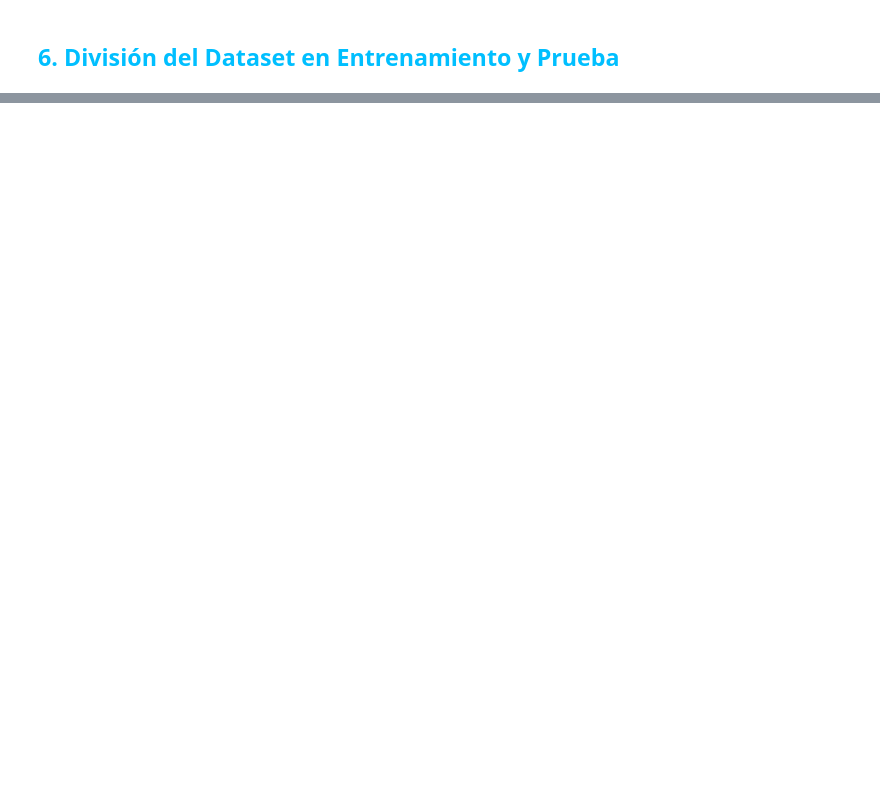
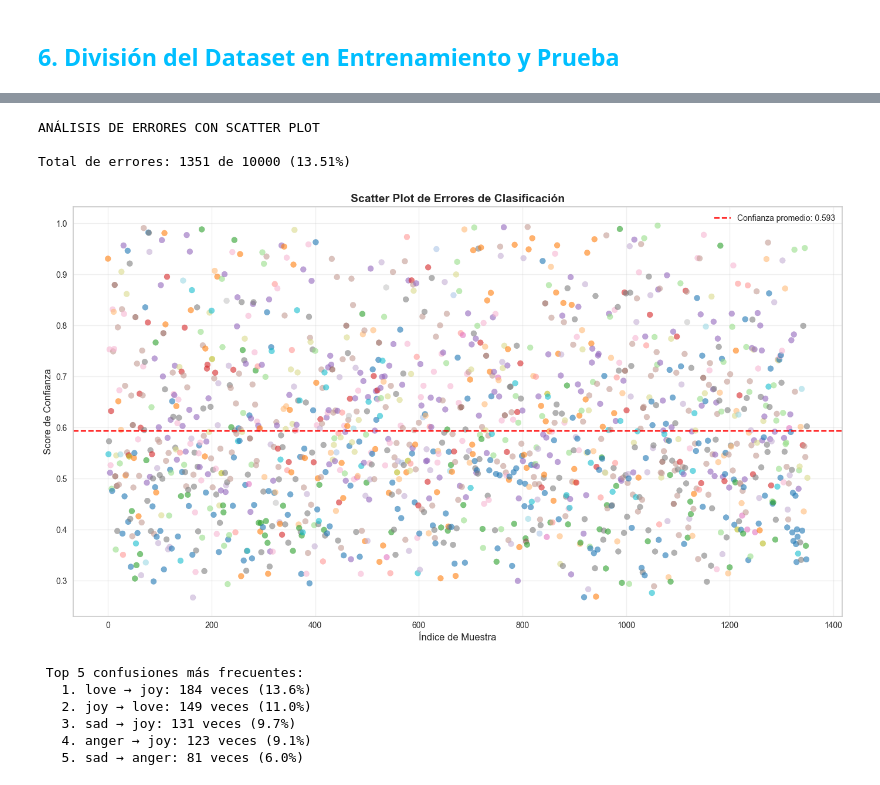
Before and after one commit to Julianpril/emotionIA, a Jupyter notebook: proyecto_clasificacion_emociones.ipynb, the cells around one changed output, grey strips where cells are left out. Saved outputs shown, nothing was run; the diff lists cells and outputs as text; code cells hidden in the pictures; blank space fills up the shorter version.

```diff
--- a/proyecto_clasificacion_emociones.ipynb
+++ b/proyecto_clasificacion_emociones.ipynb
@@ -426,0 +690,19 @@ print(classification_report(y_test_emotion, y_pred_rf_emotion,
+# %%
+print("Evaluando modelo\n")
+
+# Evaluar modelo en el conjunto de prueba
+predictions = predict_model(tuned_model)
+
+print("\nPredicciones generadas")
+print(f"   Total de muestras evaluadas: {len(predictions)}")
+print(f"   Columnas: {list(predictions.columns)}")
+
+# Calcular accuracy
+from sklearn.metrics import accuracy_score
+accuracy_pycaret = accuracy_score(predictions['emotion'], predictions['prediction_label'])
+
+print(f"\nACCURACY EN TEST SET: {accuracy_pycaret:.4f} ({accuracy_pycaret*100:.2f}%)")
+
+# Mostrar primeras predicciones
+print("\nPrimeras predicciones:")
+display(predictions[['emotion', 'prediction_label', 'prediction_score']].head(10))
@@ -426,0 +810,59 @@ print(classification_report(y_test_emotion, y_pred_rf_emotion,
+# %%
+# Scatter Plot: Análisis de Errores de Clasificación
+print("ANÁLISIS DE ERRORES CON SCATTER PLOT")
+
+
+if 'predictions' in globals():
+    # Obtener solo predicciones incorrectas
+    errores = predictions[predictions['correcta'] == False].copy()
+
+    if len(errores) > 0:
+        print(f"\nTotal de errores: {len(errores)} de {len(predictions)} ({len(errores)/len(predictions)*100:.2f}%)")
+
+        # Crear scatter plot de errores
+        plt.figure(figsize=(14, 8))
+
+        # Asignar colores únicos a cada par (real, predicho)
+        # Convertir Categorical a string para concatenación
+        errores['par'] = errores['emotion'].astype(str) + ' → ' + errores['prediction_label'].astype(str)
+
+        # Scatter plot con colores por tipo de error
+        scatter = plt.scatter(
+            range(len(errores)),
+            errores['prediction_score'],
+            c=pd.Categorical(errores['par']).codes,
+            cmap='tab20',
+            alpha=0.6,
+            s=50
+        )
+
+        plt.title('Scatter Plot de Errores de Clasificación', fontsize=14, fontweight='bold')
+        plt.xlabel('Índice de Muestra', fontsize=12)
+        plt.ylabel('Score de Confianza', fontsize=12)
+        plt.axhline(y=errores['prediction_score'].mean(), color='red', linestyle='--',
+                    label=f'Confianza promedio: {errores["prediction_score"].mean():.3f}')
+        plt.legend()
+        plt.grid(alpha=0.3)
+        plt.tight_layout()
+        plt.show()
+
+        # Top 5 confusiones más comunes
+        print("\n Top 5 confusiones más frecuentes:")
+        confusiones = errores['par'].value_counts().head(5)
+        for i, (par, count) in enumerate(confusiones.items(), 1):
+            print(f"   {i}. {par}: {count} veces ({count/len(errores)*100:.1f}%)")
+    else:
+        print("\n No hay errores en las predicciones.")
+else:
+    print("No hay predicciones disponibles.")
+# %% [output]
+ANÁLISIS DE ERRORES CON SCATTER PLOT
+
+Total de errores: 1351 de 10000 (13.51%)
+[figure, added]
+ Top 5 confusiones más frecuentes:
+   1. love → joy: 184 veces (13.6%)
+   2. joy → love: 149 veces (11.0%)
+   3. sad → joy: 131 veces (9.7%)
+   4. anger → joy: 123 veces (9.1%)
+   5. sad → anger: 81 veces (6.0%)
```
Also changed, not shown: parts of 76 cells of this notebook, 9 other files.
